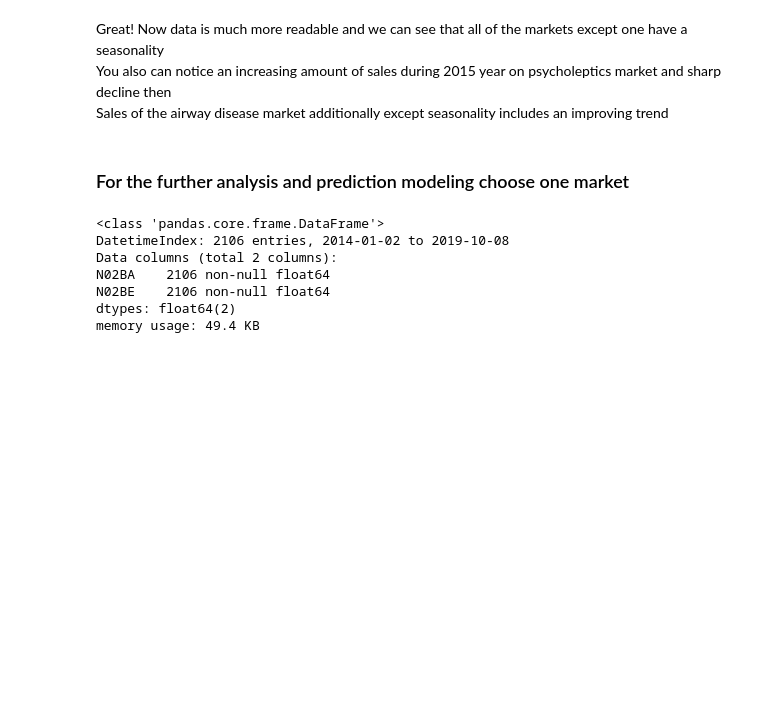
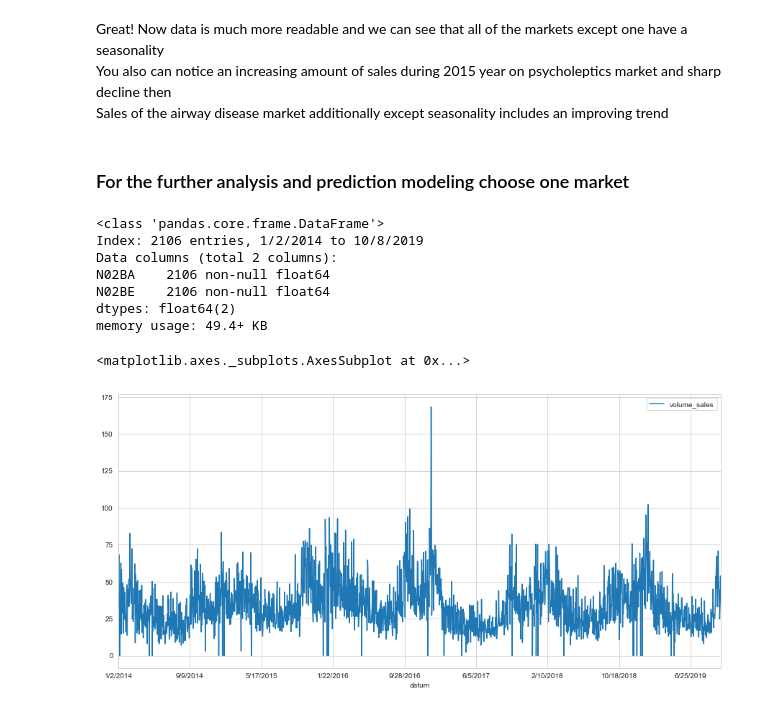
Before and after one commit to VinGeorge/Time-series-projects, a Jupyter notebook: sales prediction.ipynb, the cells around one changed output. Saved outputs shown, nothing was run; the diff lists cells and outputs as text; code cells hidden in the pictures; blank space fills up the shorter version.

```diff
--- a/sales prediction.ipynb
+++ b/sales prediction.ipynb
@@ -189,13 +199,22 @@ Sales of the airway disease market additionally except seasonality includes an i
 ### For the further analysis and prediction modeling choose one market
 # %%
 data = df[atc_codes['Analgesics']].copy()
+data = data.set_index(df.datum)
 # %%
 data.info()
 # %% [output]
 <class 'pandas.core.frame.DataFrame'>
-DatetimeIndex: 2106 entries, 2014-01-02 to 2019-10-08
+Index: 2106 entries, 1/2/2014 to 10/8/2019
 Data columns (total 2 columns):
 N02BA    2106 non-null float64
 N02BE    2106 non-null float64
 dtypes: float64(2)
-memory usage: 49.4 KB
+memory usage: 49.4+ KB
+# %%
+data['volume_sales'] = data['N02BA'] + data['N02BE']
+data = data.drop(columns=['N02BA', 'N02BE'])
+# %%
+data.plot(figsize=(15,7))
+# %% [output]
+<matplotlib.axes._subplots.AxesSubplot at 0x...>
+[figure, added]
```
Also changed, not shown: parts of 13 cells of this notebook.
